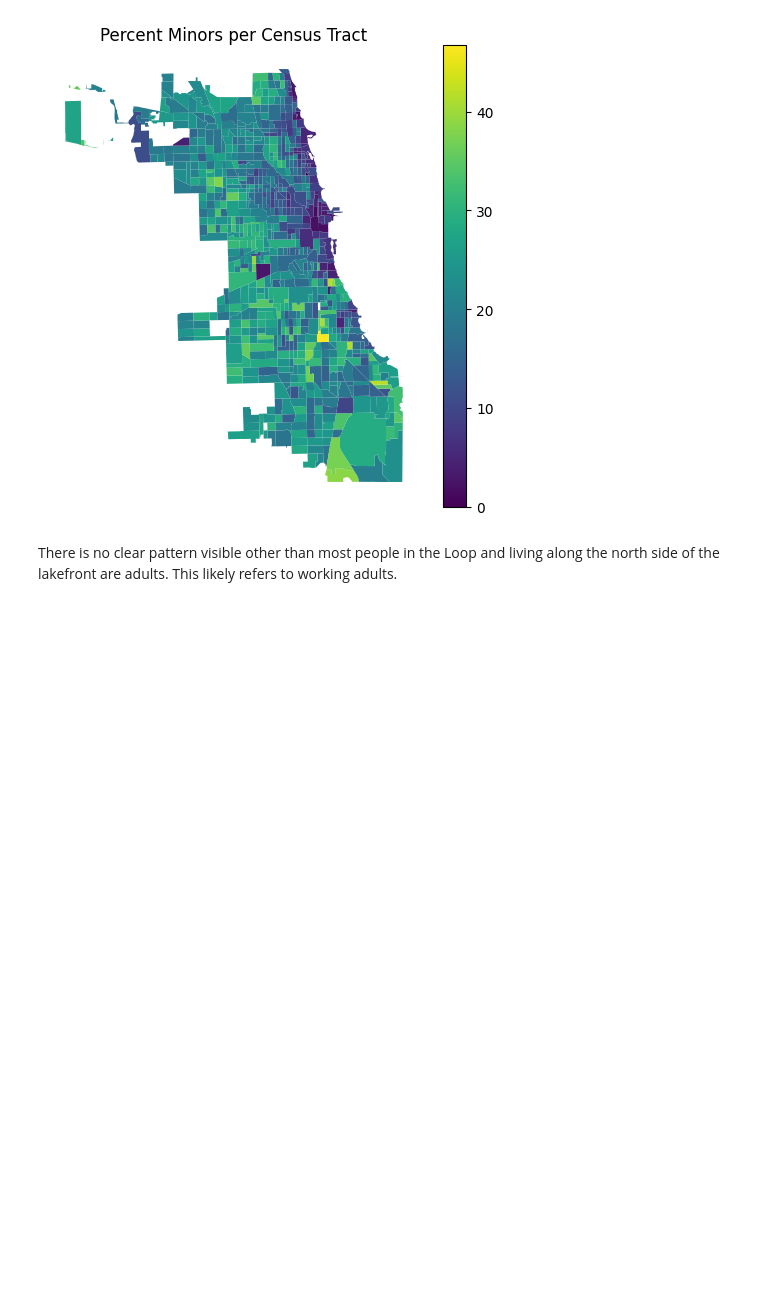
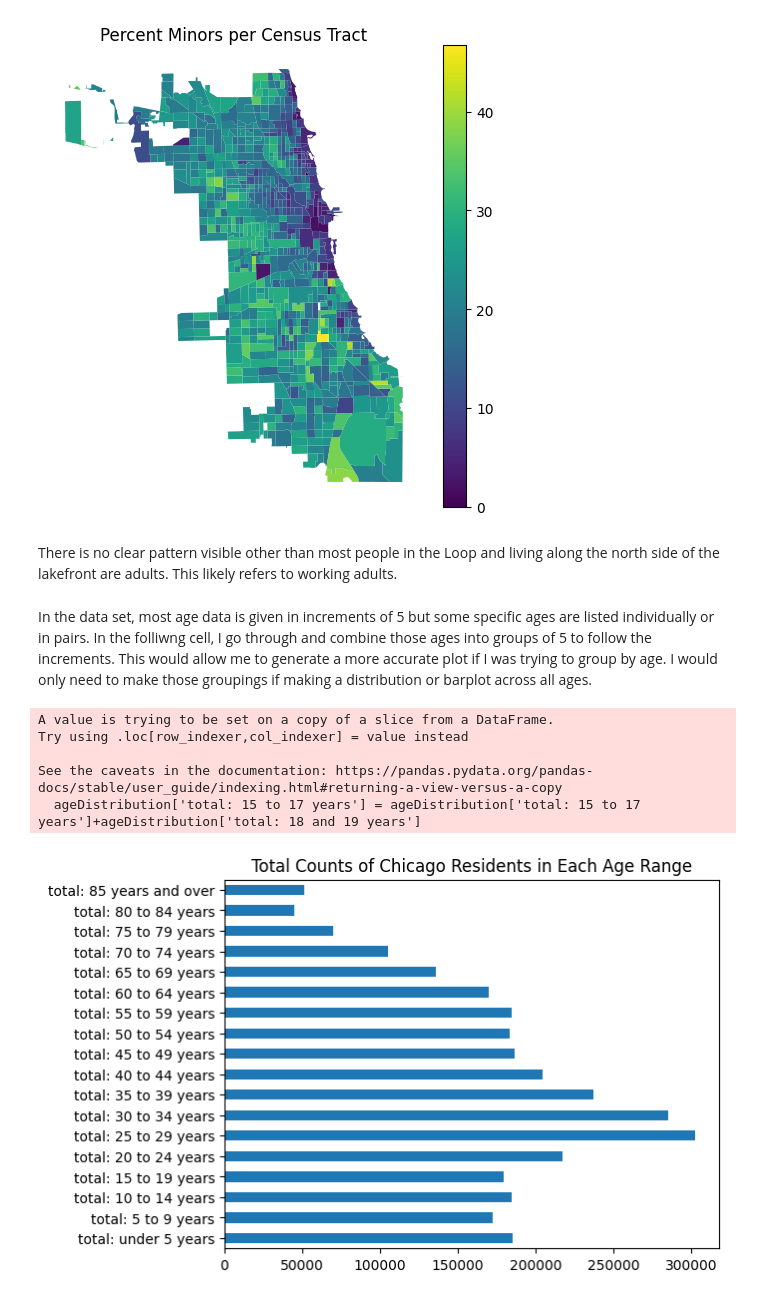
Before and after one commit to uchicago-dsi/cpl_project, a Jupyter notebook: can-summer-2023/rajvi_things/census data analysis/censusAgeAnalytics.ipynb, the cells around one changed output. Saved outputs shown, nothing was run; the diff lists cells and outputs as text; code cells hidden in the pictures; blank space fills up the shorter version.

```diff
--- a/can-summer-2023/rajvi_things/census data analysis/censusAgeAnalytics.ipynb
+++ b/can-summer-2023/rajvi_things/census data analysis/censusAgeAnalytics.ipynb
@@ -32,19 +29,0 @@ In the data set, most age data is given in increments of 5 but some specific age
-# %%
-# combining ages 15-17 with ages 18-19 because in general, data is given in sets of 5 years
-#ageOnly['total: 15 to 17 years'] = ageOnly['total: 15 to 17 years']+ageOnly['total: 18 and 19 years']
-#ageOnly = ageOnly.rename(columns={'total: 15 to 17 years': 'total: 15 to 19 years'})
-#ageOnly = ageOnly.drop(columns = 'total: 18 and 19 years')
-
-# combining ages 20, 21 with ages 22-24 because in general, data is given in sets of 5 years
-#ageOnly['total: 20 years'] = ageOnly['total: 20 years']+ageOnly['total: 21 years']+ageOnly['total: 22 to 24 years']
-#ageOnly = ageOnly.rename(columns={'total: 20 years': 'total: 20 to 24 years'})
-#ageOnly = ageOnly.drop(columns = ['total: 21 years', 'total: 22 to 24 years'])
-
-# combining ages 60 and 61 with ages 62-64 because in general, data is given in sets of 5 years
-#ageOnly = ageOnly.rename(columns={'total: 60 and 61 years': 'total: 60 to 64 years'})
-#ageOnly = ageOnly.drop(columns = 'total: 62 to 64 years')
-
-# combining ages 65 and 66 with ages 67-69 because in general, data is given in sets of 5 years
-ageOnly['total: 65 and 66 years'] = ageOnly['total: 65 and 66 years']+ageOnly['total: 67 to 69 years']
-ageOnly = ageOnly.rename(columns={'total: 65 and 66 years': 'total: 65 to 69 years'})
-ageOnly = ageOnly.drop(columns = 'total: 67 to 69 years')
@@ -108,3 +82,45 @@ Text(0.5, 1.0, 'Percent Minors per Census Tract')
 [figure]
 # %% [markdown]
 There is no clear pattern visible other than most people in the Loop and living along the north side of the lakefront are adults. This likely refers to working adults.
+# %% [markdown]
+In the data set, most age data is given in increments of 5 but some specific ages are listed individually or in pairs. In the folliwng cell, I go through and combine those ages into groups of 5 to follow the increments. This would allow me to generate a more accurate plot if I was trying to group by age. I would only need to make those groupings if making a distribution or barplot across all ages.
+# %%
+ageDistribution = ageOnly[['total: under 5 years', 'total: 5 to 9 years',
+                        'total: 10 to 14 years','total: 15 to 17 years', 'total: 18 and 19 years', 'total: 20 years',
+                       'total: 21 years', 'total: 22 to 24 years', 'total: 25 to 29 years', 'total: 30 to 34 years',
+                       'total: 35 to 39 years', 'total: 40 to 44 years', 'total: 45 to 49 years','total: 50 to 54 years',
+                       'total: 55 to 59 years', 'total: 60 and 61 years', 'total: 62 to 64 years', 'total: 65 and 66 years',
+                       'total: 67 to 69 years', 'total: 70 to 74 years', 'total: 75 to 79 years', 'total: 80 to 84 years',
+                       'total: 85 years and over']]
+
+# combining ages 15-17 with ages 18-19 because in general, data is given in sets of 5 years
+ageDistribution['total: 15 to 17 years'] = ageDistribution['total: 15 to 17 years']+ageDistribution['total: 18 and 19 years']
+ageDistribution = ageDistribution.rename(columns={'total: 15 to 17 years': 'total: 15 to 19 years'})
+ageDistribution = ageDistribution.drop(columns = 'total: 18 and 19 years')
+
+# combining ages 20, 21 with ages 22-24 because in general, data is given in sets of 5 years
+ageDistribution['total: 20 years'] = ageDistribution['total: 20 years']+ageDistribution['total: 21 years']+ageDistribution['total: 22 to 24 years']
+ageDistribution = ageDistribution.rename(columns={'total: 20 years': 'total: 20 to 24 years'})
+ageDistribution = ageDistribution.drop(columns = ['total: 21 years', 'total: 22 to 24 years'])
+
+# combining ages 60 and 61 with ages 62-64 because in general, data is given in sets of 5 years
+ageDistribution['total: 60 and 61 years'] = ageDistribution['total: 60 and 61 years']+ageDistribution['total: 62 to 64 years']
+ageDistribution = ageDistribution.rename(columns={'total: 60 and 61 years': 'total: 60 to 64 years'})
+ageDistribution = ageDistribution.drop(columns = 'total: 62 to 64 years')
+
+# combining ages 65 and 66 with ages 67-69 because in general, data is given in sets of 5 years
+ageDistribution['total: 65 and 66 years'] = ageDistribution['total: 65 and 66 years']+ageDistribution['total: 67 to 69 years']
+ageDistribution = ageDistribution.rename(columns={'total: 65 and 66 years': 'total: 65 to 69 years'})
+ageDistribution = ageDistribution.drop(columns = 'total: 67 to 69 years')
+
+# summed the number of residents in each age group to generate a bar plot of the total age breakdown in Chicago
+countsByAge=ageDistribution.sum(axis='rows')
+countsByAge.plot(kind = 'barh', title = 'Total Counts of Chicago Residents in Each Age Range')
+plt.show()
+# %% [output]
+A value is trying to be set on a copy of a slice from a DataFrame.
+Try using .loc[row_indexer,col_indexer] = value instead
+
+See the caveats in the documentation: https://pandas.pydata.org/pandas-docs/stable/user_guide/indexing.html#returning-a-view-versus-a-copy
+  ageDistribution['total: 15 to 17 years'] = ageDistribution['total: 15 to 17 years']+ageDistribution['total: 18 and 19 years']
+[figure, added]
```
Also changed, not shown: parts of 3 cells of this notebook, 5 other files.
